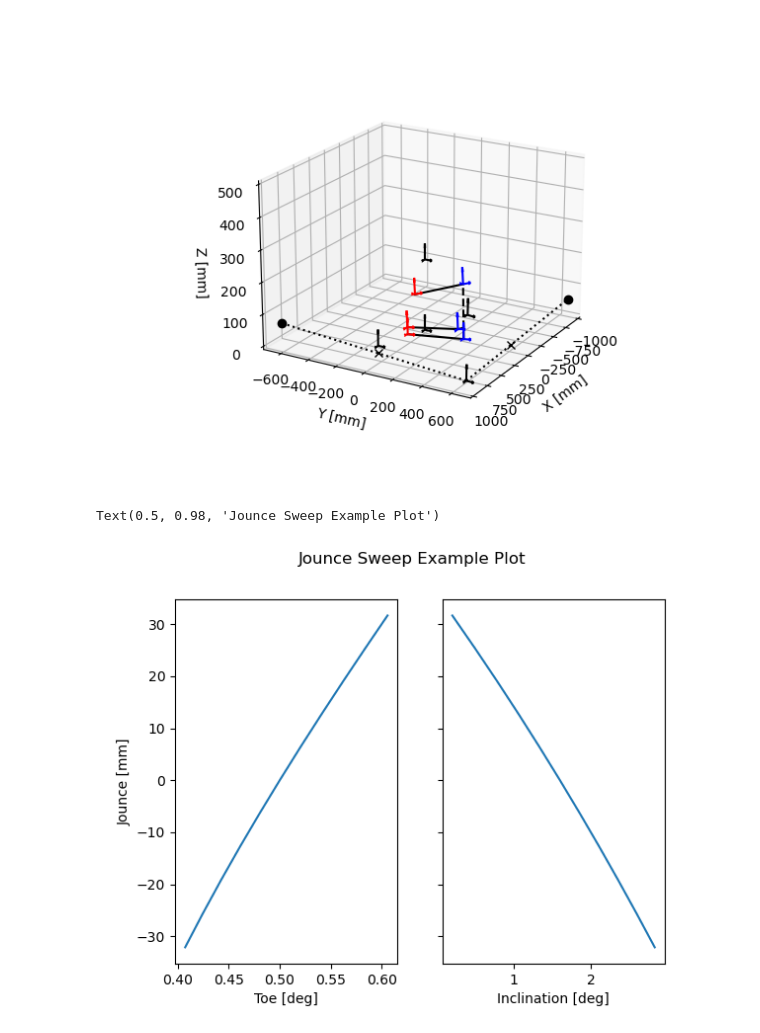
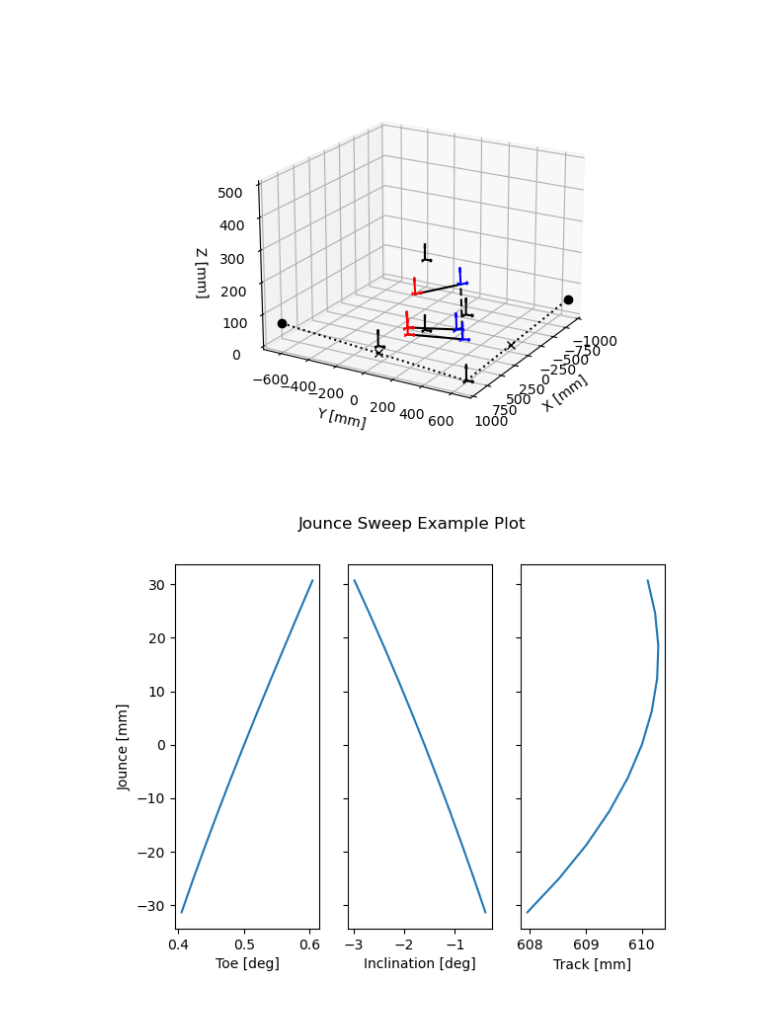
Before and after one commit to LonghornRacingElectric/suspension_designer, a Jupyter notebook: notebooks/double_wishbone-bechrist-18-08-22.ipynb, the cells around one changed output. Drawn from its saved outputs; the diff is of its cells as text; code cells hidden in the pictures.

Commit message:
fixed jounce convention

```diff
--- a/notebooks/double_wishbone-bechrist-18-08-22.ipynb
+++ b/notebooks/double_wishbone-bechrist-18-08-22.ipynb
@@ -87,17 +86,21 @@ ax.set_ylim([-700,700]);
 # %%
 sweep = suspension.jounce_sweep()
 # %%
-data = np.array([[v.jounce(), v.toe(), v.inclination()] for v in sweep.values()]).T
-fix, ax = plt.subplots(1,2, sharey=True, squeeze=True)
+data = np.array([[v.jounce(), v.toe(), v.inclination(),
+                  v.track(), v.edges['X','UA'].rotation[0]] for v in sweep.values()]).T
+
+fix, ax = plt.subplots(1, 3, sharey=True, squeeze=True)
 
 ax[0].plot(data[1], data[0])
 ax[1].plot(data[2], data[0])
+ax[2].plot(data[3], data[0])
 
 ax[0].set_ylabel("Jounce [mm]")
+
 ax[0].set_xlabel("Toe [deg]")
 ax[1].set_xlabel("Inclination [deg]")
+ax[2].set_xlabel("Track [mm]")
 
 plt.suptitle("Jounce Sweep Example Plot");
 # %% [output]
-Text(0.5, 0.98, 'Jounce Sweep Example Plot')
-[figure, old version]
+[figure, new version]
```
Also changed, not shown: parts of 2 cells of this notebook, 1 other file.
